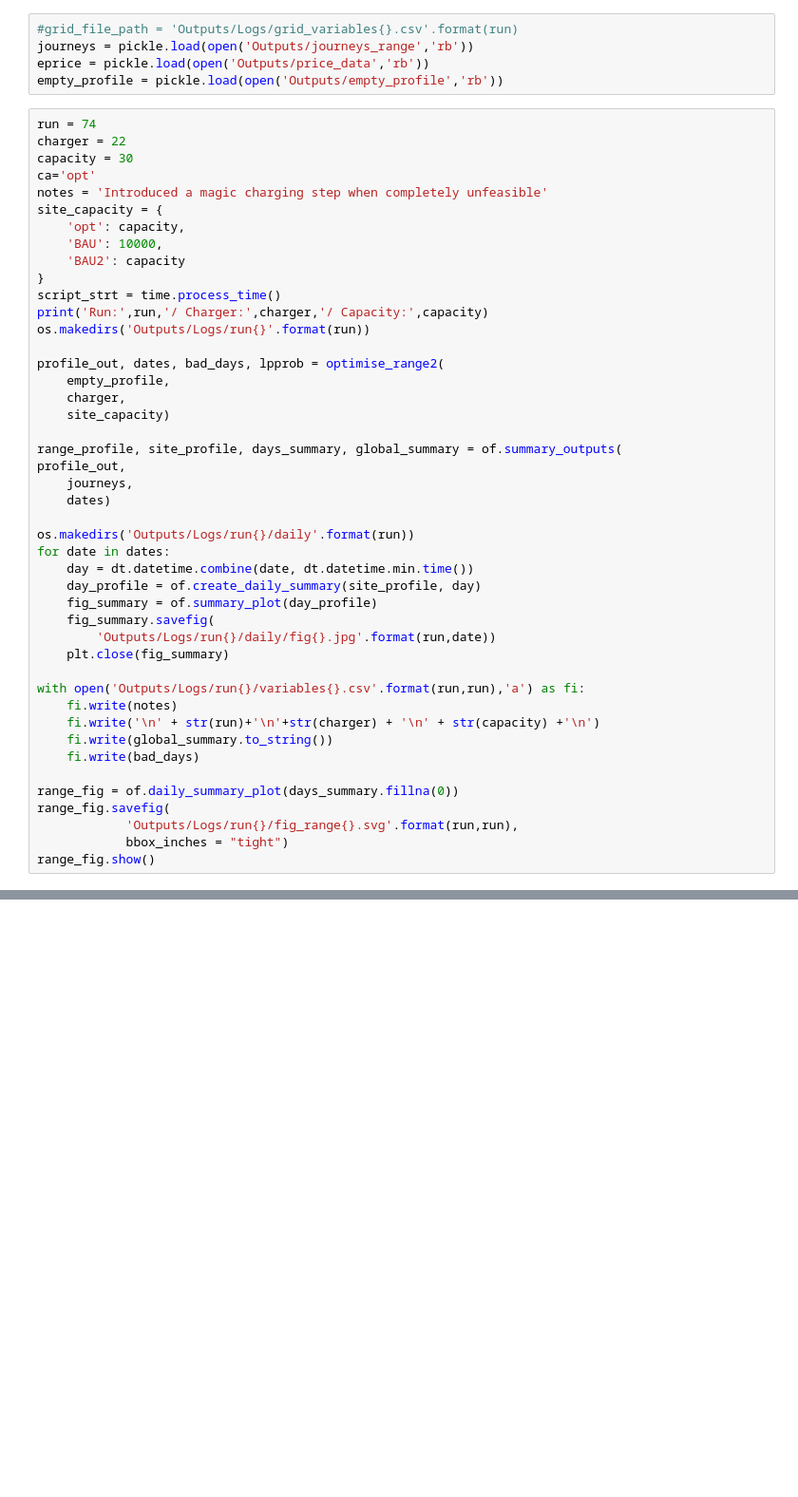
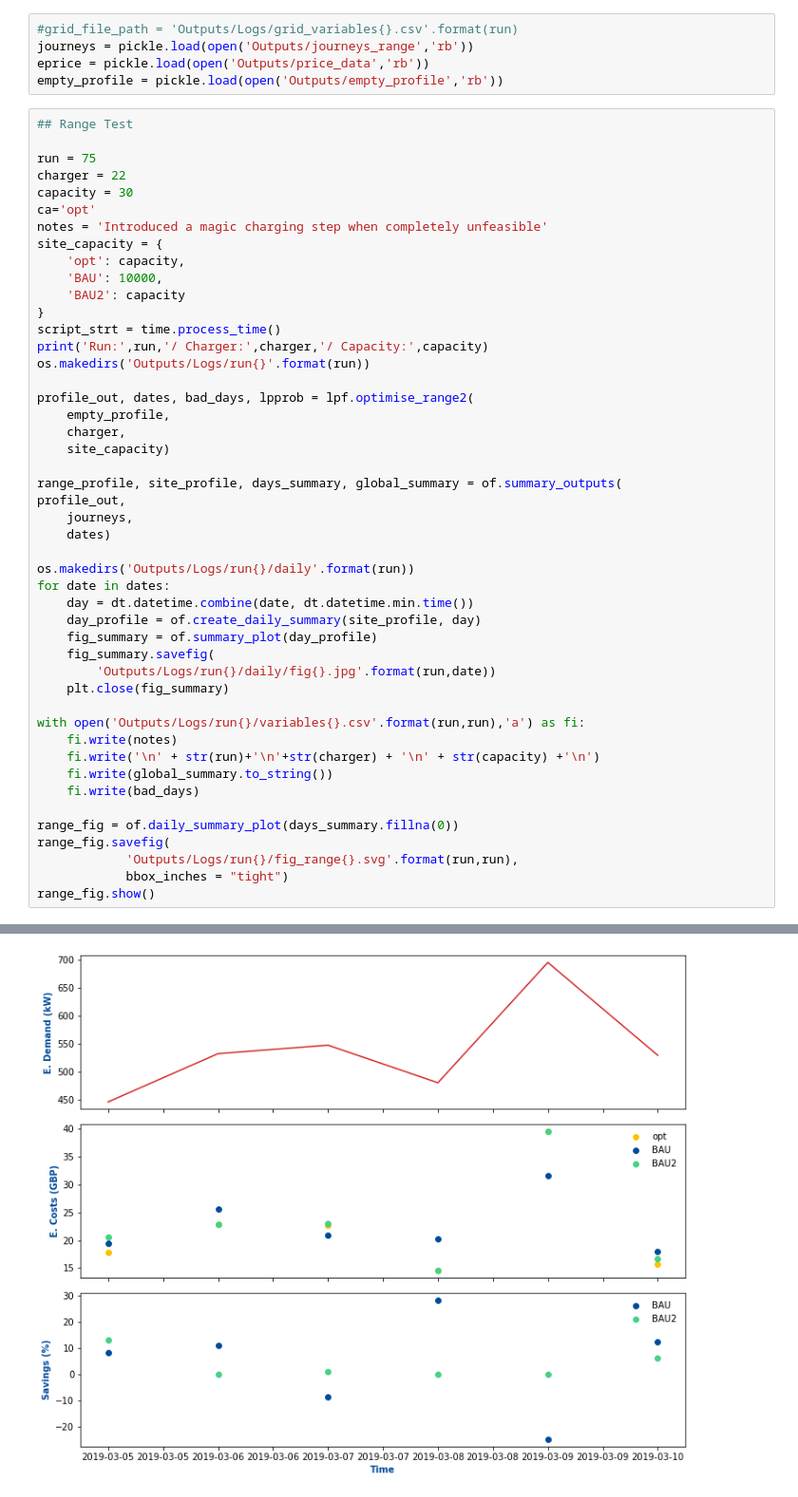
Before and after one commit to SGKFPS/smart_charger, a Jupyter notebook: PuLP-P1.ipynb, the cells around one changed output, grey strips where cells are left out. Shown at 95% size. Cells and saved outputs as stored; diff of their text form; blank space fills up the shorter version.

```diff
--- a/PuLP-P1.ipynb
+++ b/PuLP-P1.ipynb
@@ -25,7 +25,9 @@ journeys = pickle.load(open('Outputs/journeys_range','rb'))
 eprice = pickle.load(open('Outputs/price_data','rb'))
 empty_profile = pickle.load(open('Outputs/empty_profile','rb'))
 # %%
-run = 74
+## Range Test
+
+run = 75
 charger = 22
 capacity = 30
 ca='opt'
@@ -39,7 +41,7 @@ script_strt = time.process_time()
 print('Run:',run,'/ Charger:',charger,'/ Capacity:',capacity)
 os.makedirs('Outputs/Logs/run{}'.format(run))
 
-profile_out, dates, bad_days, lpprob = optimise_range2(
+profile_out, dates, bad_days, lpprob = lpf.optimise_range2(
     empty_profile,
     charger,
     site_capacity)
@@ -69,3 +71,4 @@ range_fig.savefig(
             'Outputs/Logs/run{}/fig_range{}.svg'.format(run,run),
             bbox_inches = "tight")
 range_fig.show()
+# %% [output]
@@ -71,0 +92 @@ range_fig.show()
+[figure, added]
```
Also changed, not shown: parts of 4 cells of this notebook, 2 other files.
